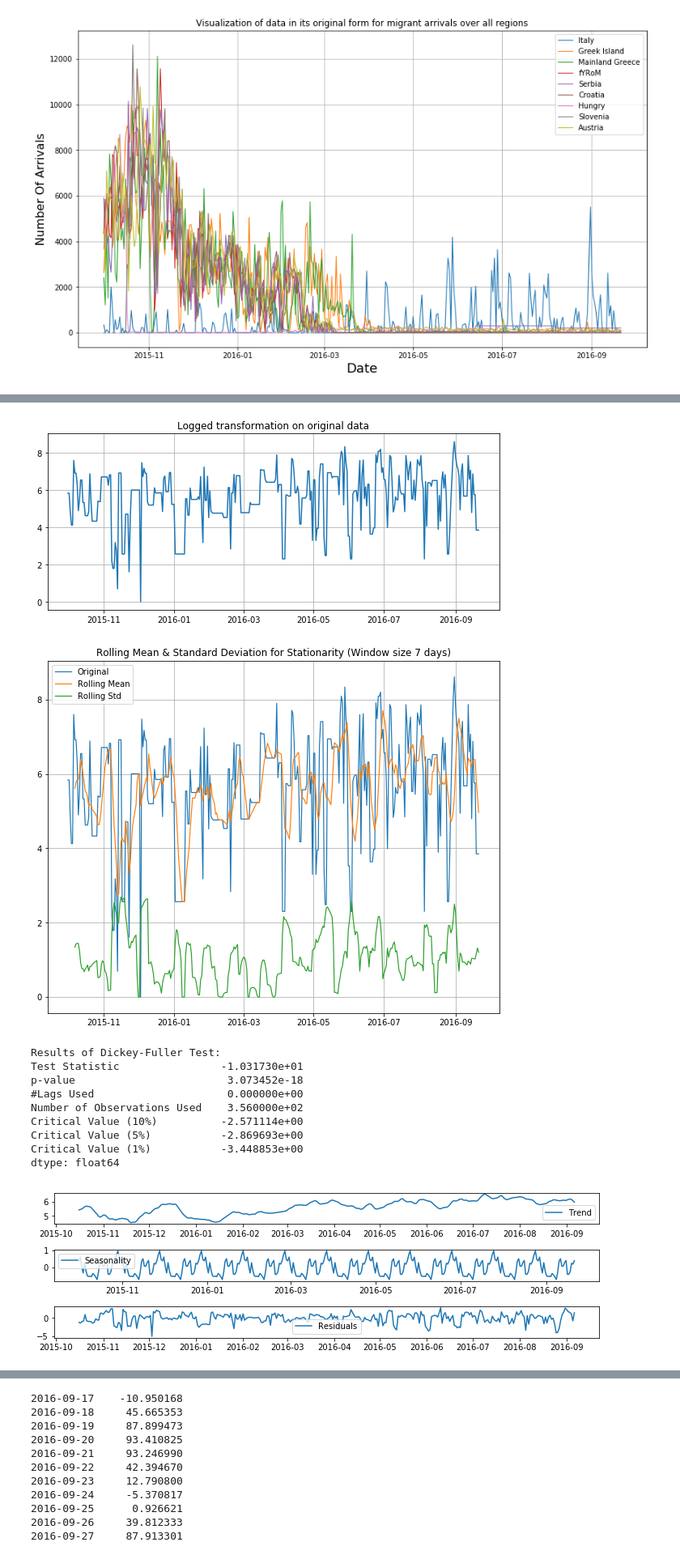
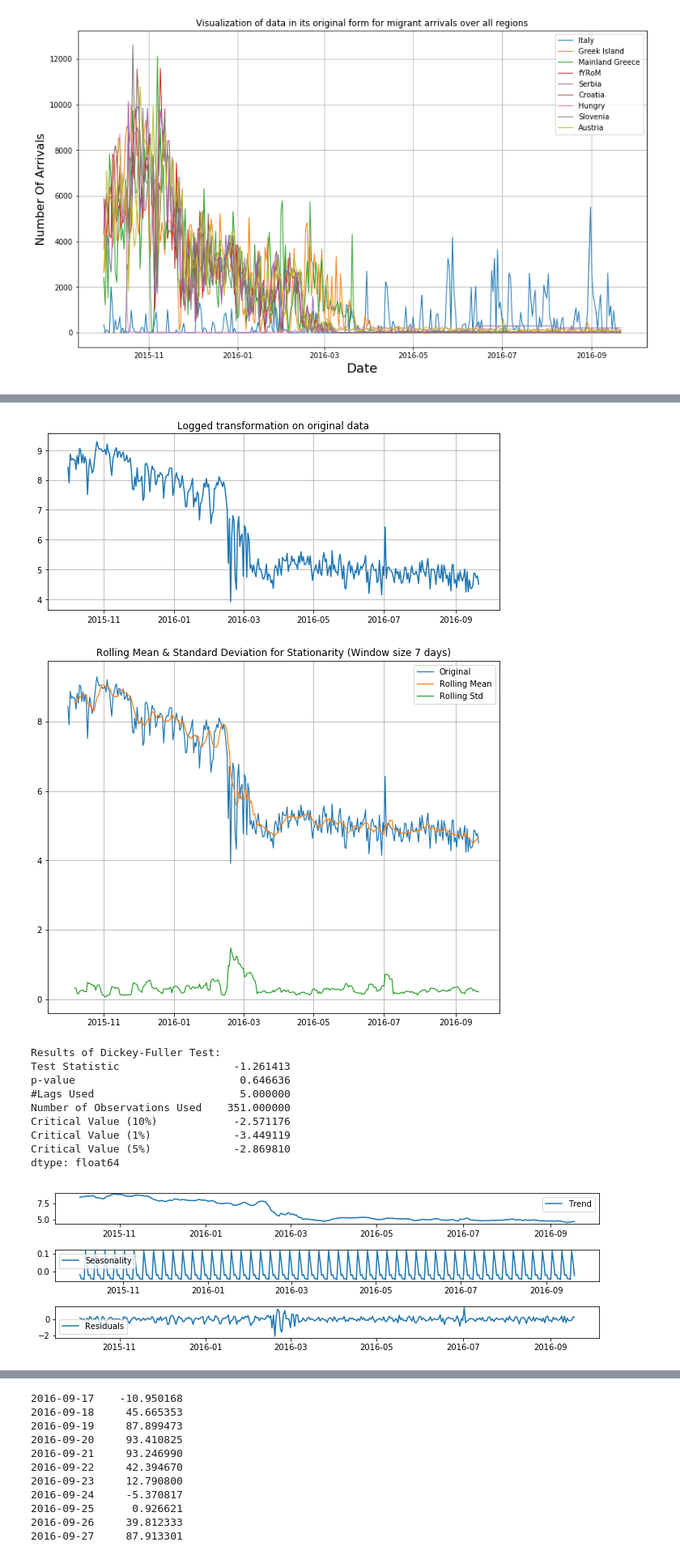
Before and after one commit to hmafnan/Timeseries-Analysis, a Jupyter notebook: src/Arima Analysis.ipynb, the cells around one changed output, grey strips where cells are left out. Shown at 81% size. Drawn from its saved outputs; the diff is of its cells as text; code cells hidden in the pictures.

```diff
--- a/src/Arima Analysis.ipynb
+++ b/src/Arima Analysis.ipynb
@@ -55,7 +56,7 @@ plt.show()
 # %% [output]
 [figure]
 # %%
-df = df_italy # Seriies to test
+df = df_austria # Seriies to test
 column_name = df.columns[0]
 print("Region %s will be used for the analysis" % column_name)
 # %% [output]
@@ -196,36 +199,36 @@ dtype: float64
 # %%
 # Transformation to log on original data
 l_df = copy.deepcopy(df)
 l_df[l_df.columns[0]] = l_df[column_name].replace(to_replace=0, method=fill_method) # Replace 0 in series
 l_df[l_df.columns[0]] = np.log(list(l_df[column_name].values))
 ## l_df[l_df.columns[0]] = np.log(l_df)
 
 
 #Plot after taking log
 plt.figure(figsize=(10,4))
 plt.plot(l_df)
 plt.title("Logged transformation on original data")
 plt.grid()
 plt.show()
 
 #Stationarity test on log series
 test_stationarity(l_df)
 
 # Show seasonality in original logged time series
-(trend, seasonality, resid) = show_seasonality(l_df, freq=30)
+(trend, seasonality, resid) = show_seasonality(l_df, freq=7)
 # %% [output]
-[figure, old version]
+[figure, new version]
-[figure, old version]
+[figure, new version]
 Results of Dickey-Fuller Test:
-Test Statistic                -1.031730e+01
-p-value                        3.073452e-18
-#Lags Used                     0.000000e+00
-Number of Observations Used    3.560000e+02
-Critical Value (10%)          -2.571114e+00
-Critical Value (5%)           -2.869693e+00
-Critical Value (1%)           -3.448853e+00
+Test Statistic                  -1.261413
+p-value                          0.646636
+#Lags Used                       5.000000
+Number of Observations Used    351.000000
+Critical Value (10%)            -2.571176
+Critical Value (1%)             -3.449119
+Critical Value (5%)             -2.869810
 dtype: float64
-[figure, old version]
+[figure, new version]
 # %%
 shifting = 3
 # %%
```
Also changed, not shown: parts of 22 cells of this notebook.
